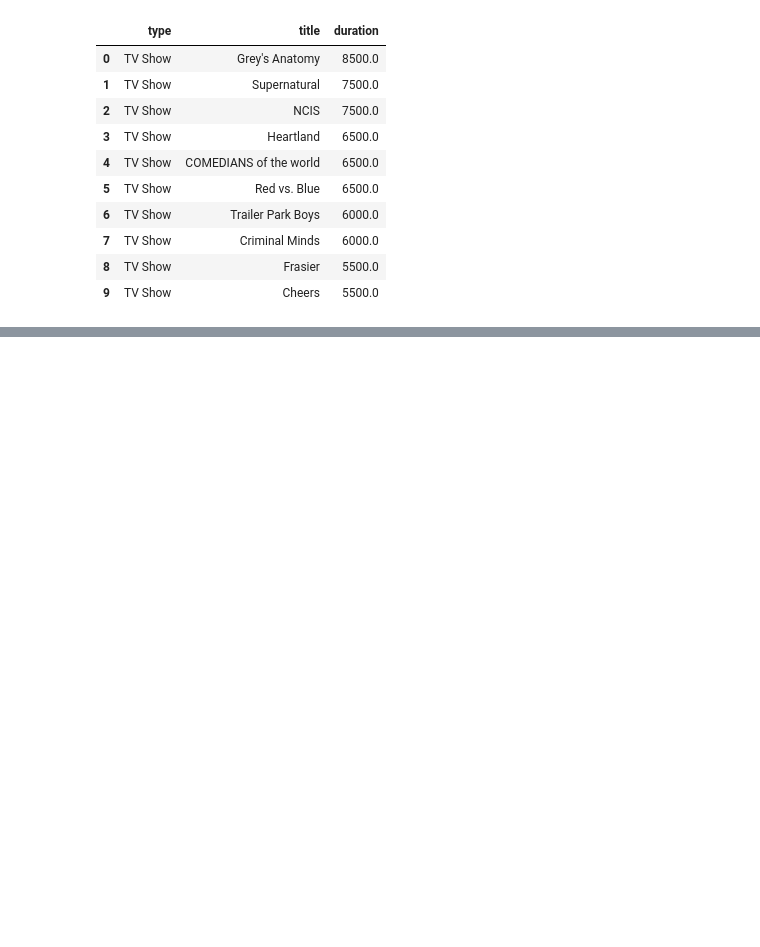
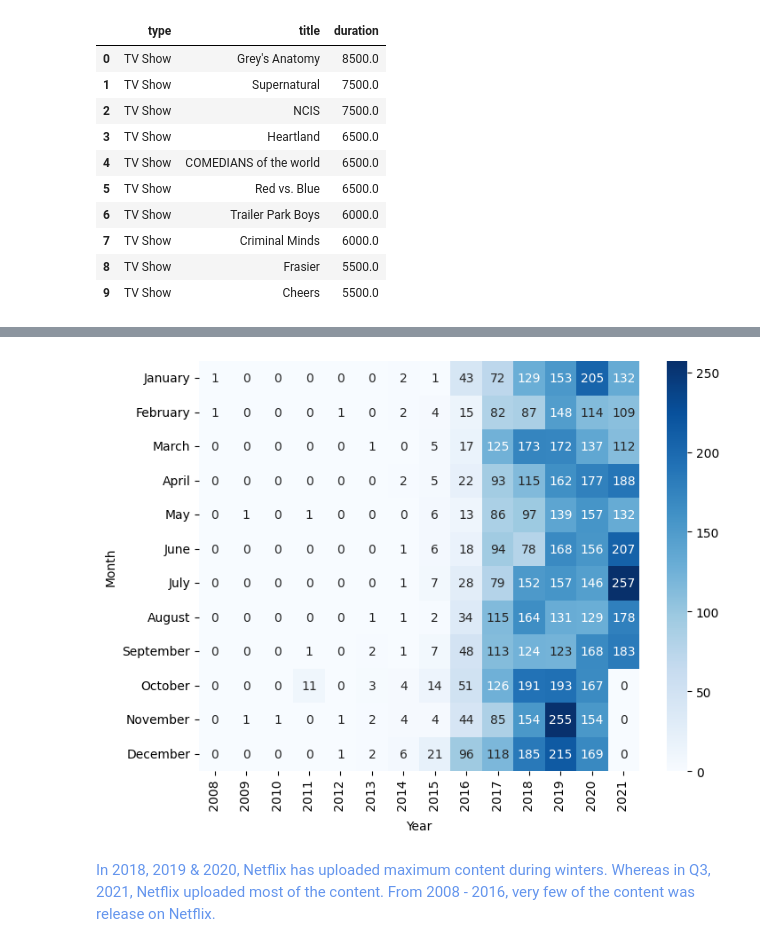
Before and after one commit to r9hit10/NetFlix-EDA, a Jupyter notebook: Netflix_Exploratory_Data_Analysis.ipynb, the cells around one changed output, grey strips where cells are left out. Saved outputs shown, nothing was run; the diff lists cells and outputs as text; code cells hidden in the pictures; blank space fills up the shorter version.

```diff
--- a/Netflix_Exploratory_Data_Analysis.ipynb
+++ b/Netflix_Exploratory_Data_Analysis.ipynb
@@ -692,0 +720,4 @@ tvs.sort_values(by="duration",ascending=False).head(10).reset_index(drop=True)
+# %%
+dates["Month"]=dates["date_added"].apply(lambda x : x.strip().split(",")[0].split()[0])
+dates["Year"] = dates["date_added"].apply(lambda x : x.strip().split(",")[1])
+dates.tail(3)
@@ -692,0 +729,3 @@ tvs.sort_values(by="duration",ascending=False).head(10).reset_index(drop=True)
+# %%
+dates.drop(columns="date_added",inplace=True)
+dates.head(2)
@@ -692,0 +736,5 @@ tvs.sort_values(by="duration",ascending=False).head(10).reset_index(drop=True)
+# %%
+month_order=["January","February","March","April","May","June","July","August","September","October","November","December"]
+# %%
+year_month=dates.groupby("Year")["Month"].value_counts().unstack().fillna(0)[month_order].T.astype("int")
+year_month
@@ -692,0 +756,10 @@ tvs.sort_values(by="duration",ascending=False).head(10).reset_index(drop=True)
+# %%
+sns.heatmap(year_month,annot=True, fmt="d",cmap="Blues")
+plt.xlabel("Year")
+plt.ylabel("Month")
+plt.show()
+# %% [output]
+[figure, added]
+# %% [markdown]
+<font color="cornflowerblue">In 2018, 2019 & 2020, Netflix has uploaded maximum content during winters. Whereas in Q3, 2021, Netflix uploaded most of the content.
+From 2008 - 2016, very few of the content was release on Netflix.  </font>
```
Also changed, not shown: parts of 13 cells of this notebook.
